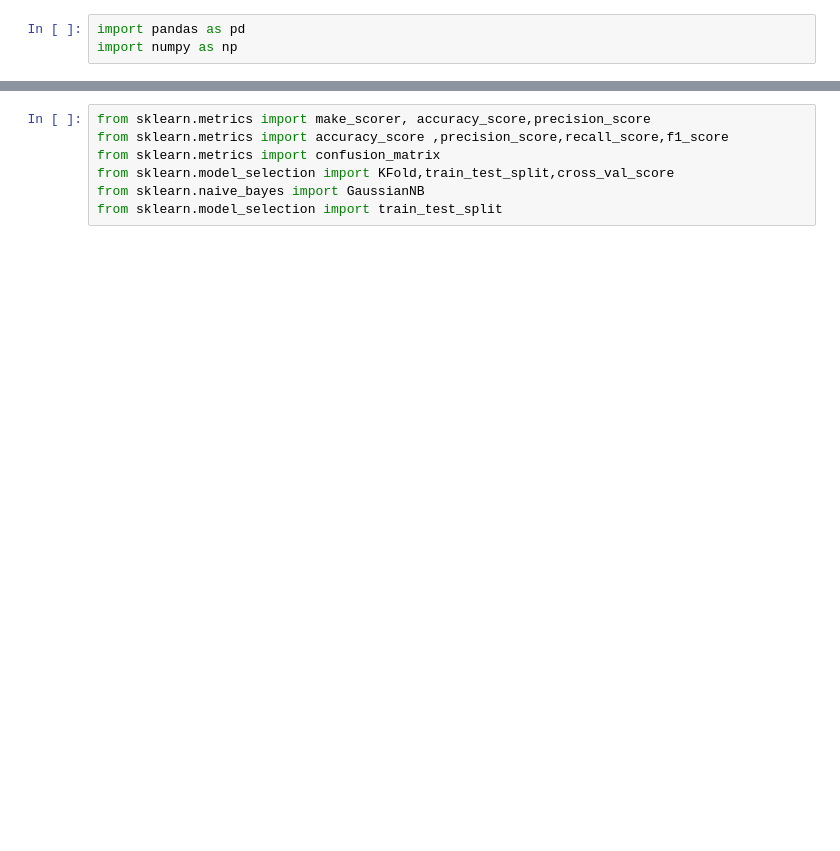
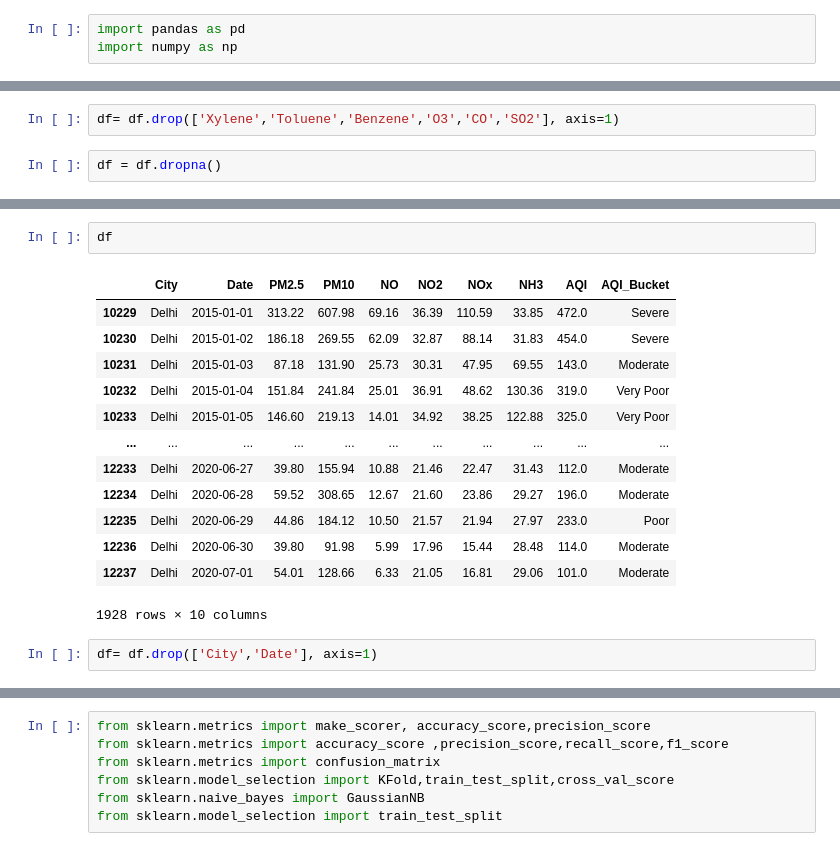
Before and after one commit to errjak/Iris-NaiveBayes, a Jupyter notebook: model.ipynb, the cells around one changed output, grey strips where cells are left out. Cells and saved outputs as stored; diff of their text form; blank space fills up the shorter version.

```diff
--- a/model.ipynb
+++ b/model.ipynb
@@ -13,0 +60,4 @@ df.head()
+# %%
+df= df.drop(['Xylene','Toluene','Benzene','O3','CO','SO2'], axis=1)
+# %%
+df = df.dropna()
@@ -13,0 +78,18 @@ df.head()
+# %%
+df
+# %% [output]
+|  | City | Date | PM2.5 | PM10 | NO | NO2 | NOx | NH3 | AQI | AQI_Bucket |
+| 10229 | Delhi | 2015-01-01 | 313.22 | 607.98 | 69.16 | 36.39 | 110.59 | 33.85 | 472.0 | Severe |
+| 10230 | Delhi | 2015-01-02 | 186.18 | 269.55 | 62.09 | 32.87 | 88.14 | 31.83 | 454.0 | Severe |
+| 10231 | Delhi | 2015-01-03 | 87.18 | 131.90 | 25.73 | 30.31 | 47.95 | 69.55 | 143.0 | Moderate |
+| 10232 | Delhi | 2015-01-04 | 151.84 | 241.84 | 25.01 | 36.91 | 48.62 | 130.36 | 319.0 | Very Poor |
+| 10233 | Delhi | 2015-01-05 | 146.60 | 219.13 | 14.01 | 34.92 | 38.25 | 122.88 | 325.0 | Very Poor |
+| ... | ... | ... | ... | ... | ... | ... | ... | ... | ... | ... |
+| 12233 | Delhi | 2020-06-27 | 39.80 | 155.94 | 10.88 | 21.46 | 22.47 | 31.43 | 112.0 | Moderate |
+| 12234 | Delhi | 2020-06-28 | 59.52 | 308.65 | 12.67 | 21.60 | 23.86 | 29.27 | 196.0 | Moderate |
+| 12235 | Delhi | 2020-06-29 | 44.86 | 184.12 | 10.50 | 21.57 | 21.94 | 27.97 | 233.0 | Poor |
+| 12236 | Delhi | 2020-06-30 | 39.80 | 91.98 | 5.99 | 17.96 | 15.44 | 28.48 | 114.0 | Moderate |
+| 12237 | Delhi | 2020-07-01 | 54.01 | 128.66 | 6.33 | 21.05 | 16.81 | 29.06 | 101.0 | Moderate |
+1928 rows × 10 columns
+# %%
+df= df.drop(['City','Date'], axis=1)
```
Also changed, not shown: parts of 12 cells of this notebook, 7 other files.
